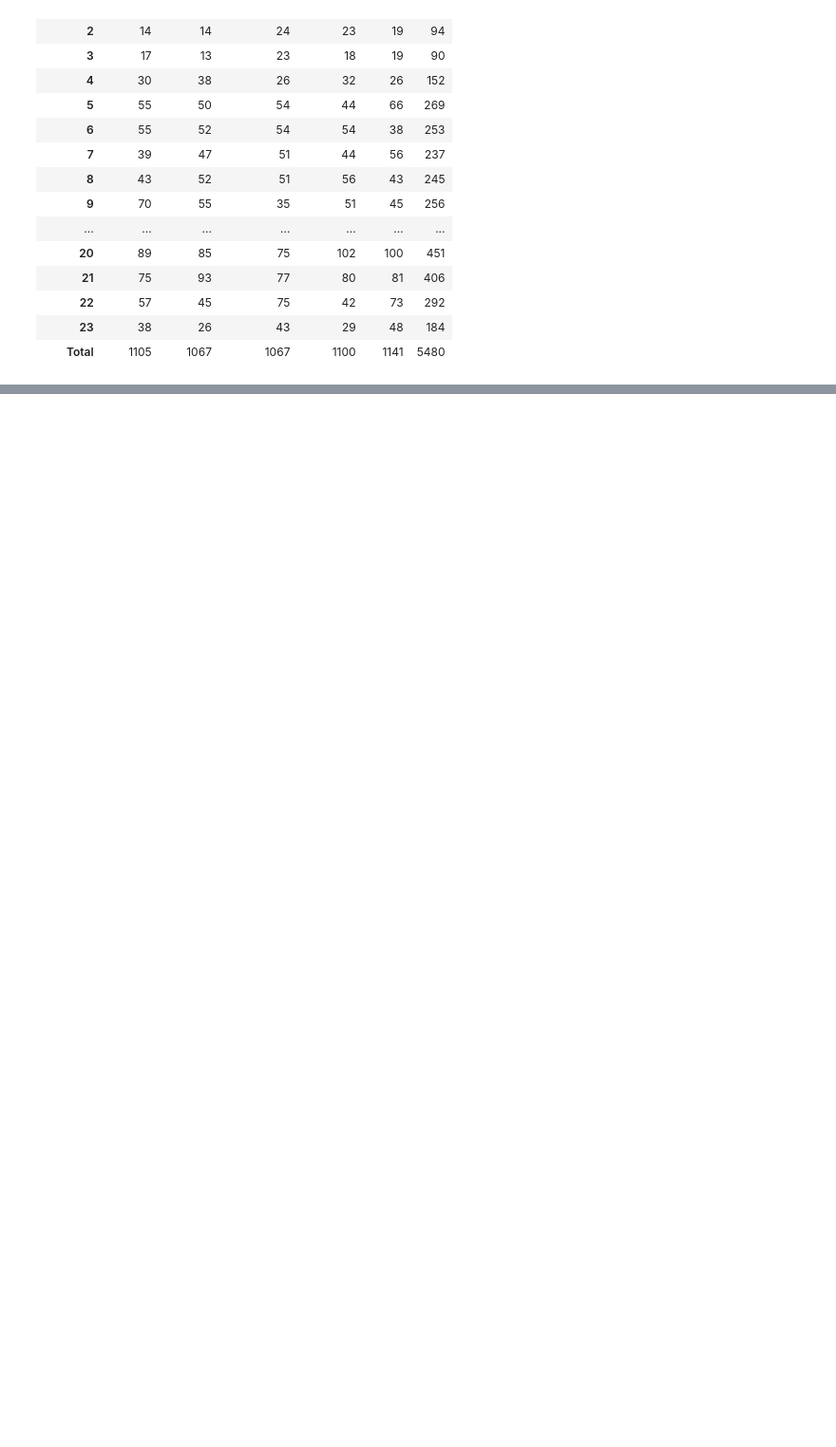
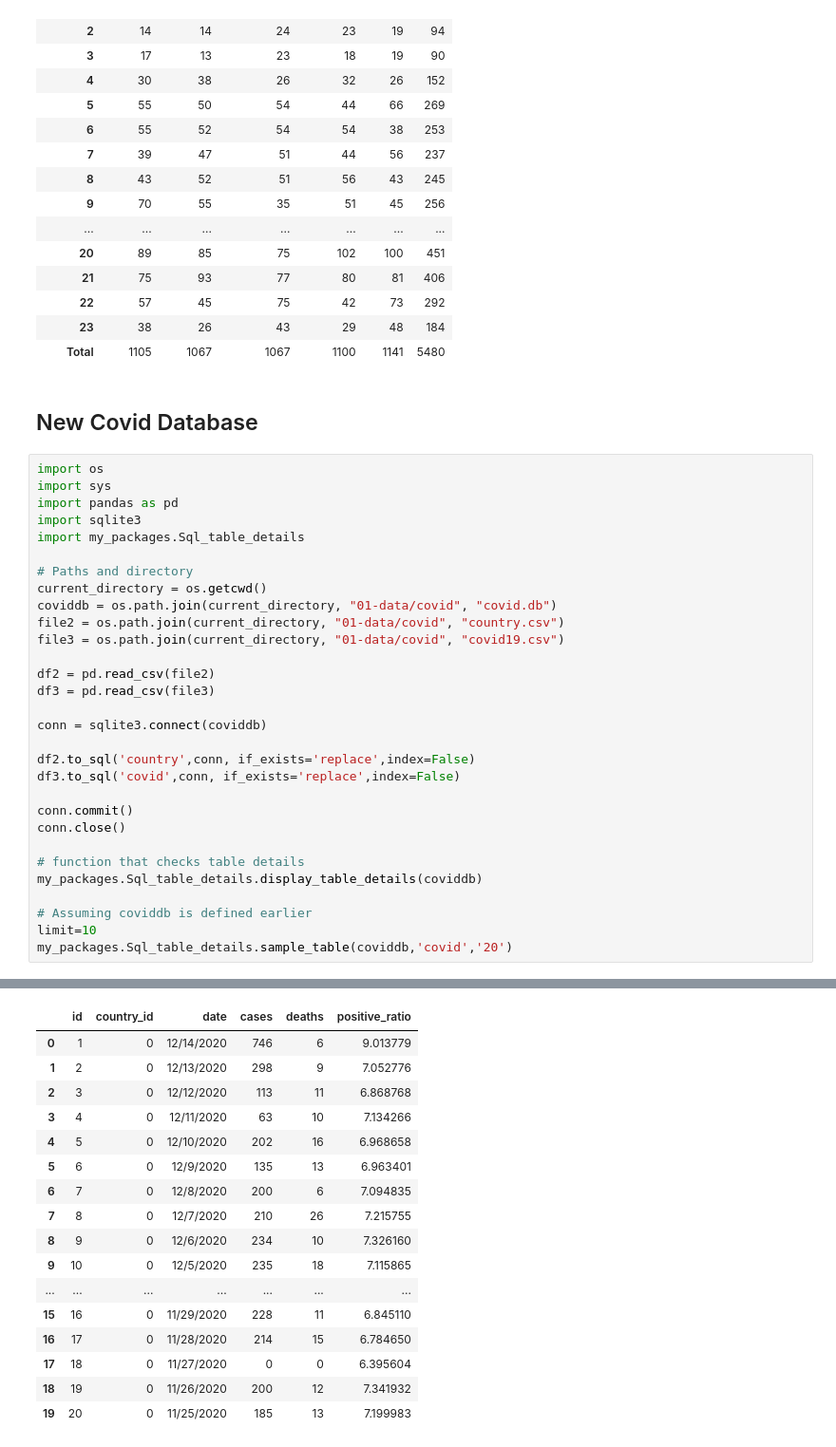
Before and after one commit to Dandata0101/MBS-projects, a Jupyter notebook: workspace_class.ipynb, the cells around one changed output, grey strips where cells are left out. Shown: that part at 95% size. Saved outputs shown, nothing was run; the diff lists cells and outputs as text; blank space fills up the shorter version.

```diff
--- a/workspace_class.ipynb
+++ b/workspace_class.ipynb
@@ -2038,3 +2067,36 @@ pivot_day
 | 22 | 57 | 45 | 75 | 42 | 73 | 292 |
 | 23 | 38 | 26 | 43 | 29 | 48 | 184 |
 | Total | 1105 | 1067 | 1067 | 1100 | 1141 | 5480 |
+# %% [markdown]
+## New Covid Database
+# %%
+import os
+import sys
+import pandas as pd
+import sqlite3
+import my_packages.Sql_table_details
+
+# Paths and directory
+current_directory = os.getcwd()
+coviddb = os.path.join(current_directory, "01-data/covid", "covid.db")
+file2 = os.path.join(current_directory, "01-data/covid", "country.csv")
+file3 = os.path.join(current_directory, "01-data/covid", "covid19.csv")
+
+df2 = pd.read_csv(file2)
+df3 = pd.read_csv(file3)
+
+conn = sqlite3.connect(coviddb)
+
+df2.to_sql('country',conn, if_exists='replace',index=False)
+df3.to_sql('covid',conn, if_exists='replace',index=False)
+
+conn.commit()
+conn.close()
+
+# function that checks table details
+my_packages.Sql_table_details.display_table_details(coviddb)
+
+# Assuming coviddb is defined earlier
+limit=10
+my_packages.Sql_table_details.sample_table(coviddb,'covid','20')
+# %% [output]
@@ -2040,0 +2120,17 @@ pivot_day
+|  | id | country_id | date | cases | deaths | positive_ratio |
+| 0 | 1 | 0 | 12/14/2020 | 746 | 6 | 9.013779 |
+| 1 | 2 | 0 | 12/13/2020 | 298 | 9 | 7.052776 |
+| 2 | 3 | 0 | 12/12/2020 | 113 | 11 | 6.868768 |
+| 3 | 4 | 0 | 12/11/2020 | 63 | 10 | 7.134266 |
+| 4 | 5 | 0 | 12/10/2020 | 202 | 16 | 6.968658 |
+| 5 | 6 | 0 | 12/9/2020 | 135 | 13 | 6.963401 |
+| 6 | 7 | 0 | 12/8/2020 | 200 | 6 | 7.094835 |
+| 7 | 8 | 0 | 12/7/2020 | 210 | 26 | 7.215755 |
+| 8 | 9 | 0 | 12/6/2020 | 234 | 10 | 7.326160 |
+| 9 | 10 | 0 | 12/5/2020 | 235 | 18 | 7.115865 |
+| ... | ... | ... | ... | ... | ... | ... |
+| 15 | 16 | 0 | 11/29/2020 | 228 | 11 | 6.845110 |
+| 16 | 17 | 0 | 11/28/2020 | 214 | 15 | 6.784650 |
+| 17 | 18 | 0 | 11/27/2020 | 0 | 0 | 6.395604 |
+| 18 | 19 | 0 | 11/26/2020 | 200 | 12 | 7.341932 |
+| 19 | 20 | 0 | 11/25/2020 | 185 | 13 | 7.199983 |
```
Also changed, not shown: parts of 2 cells of this notebook, 5 other files.
